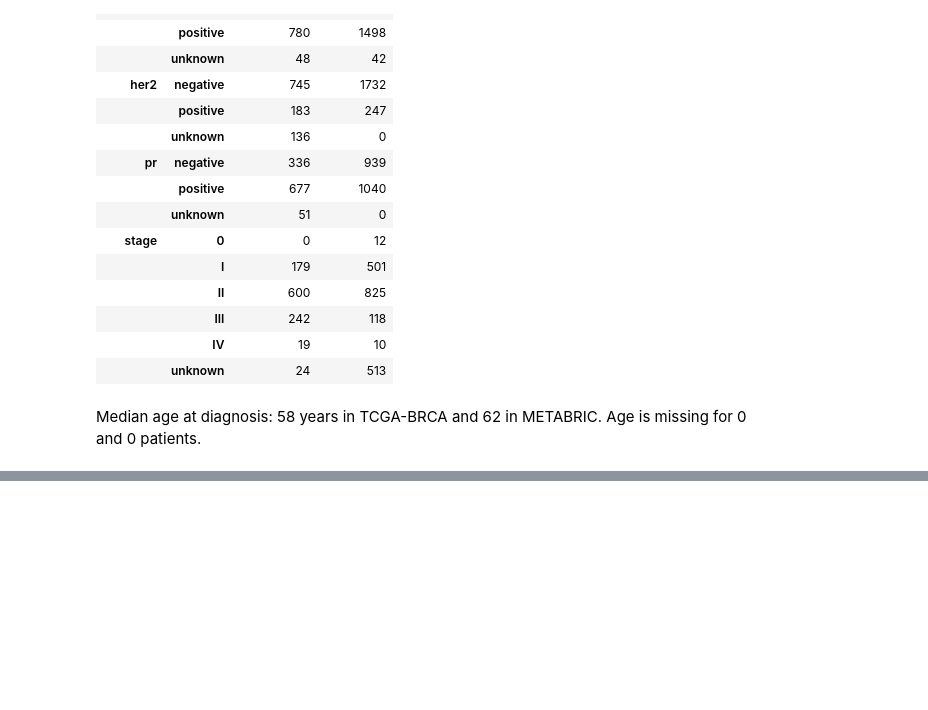
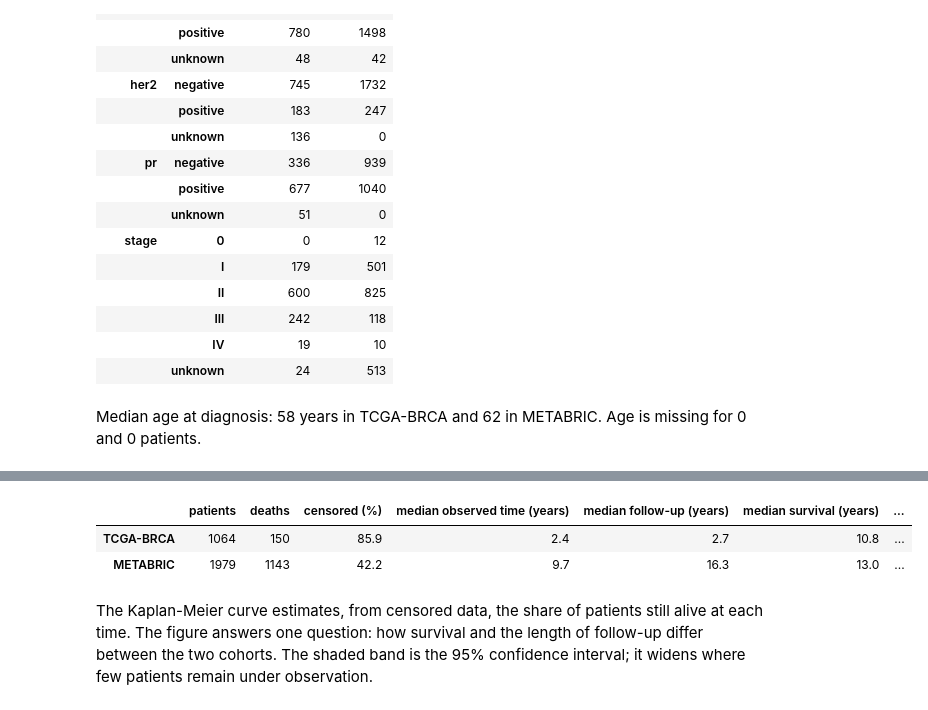
Before and after one commit to ELDERGARLIC/cancer-prognosis-prediction, a Jupyter notebook: notebooks/01_data.ipynb, the cells around one changed output, grey strips where cells are left out. Drawn from its saved outputs; the diff is of its cells as text; code cells hidden in the pictures; blank space fills up the shorter version.

```diff
--- a/notebooks/01_data.ipynb
+++ b/notebooks/01_data.ipynb
@@ -200,10 +204,10 @@ When a patient has several primary tumour files, the FFPE copies are set aside a
 # %%
 def choose_file(files):
-    """Set the FFPE copies of one patient aside, then keep the aliquot from the earlier plate."""
+    """Set the files recorded as FFPE aside, then keep the lowest plate number as a tie-break."""
     if len(files) == 1:
         return files
     kept = files[files["preservation"] != "FFPE"]
-    assert kept["plate"].is_unique, "two remaining aliquots come from the same plate"
+    assert kept["plate"].is_unique, "two remaining aliquots share a plate number: no tie-break"
     return kept.sort_values("plate").head(1)
 
 
@@ -670,13 +640,0 @@ The outcome is overall survival: the time from diagnosis to death from any cause
-# %%
-def outcome_summary(clinical):
-    """Patients, deaths, share censored and the observed times of one cohort."""
-    return {"patients": len(clinical), "deaths": int(clinical["os_event"].sum()),
-            "censored (%)": round(100 * (1 - clinical["os_event"].mean()), 1),
-            "median observed time (years)": round(clinical["os_days"].median() / DAYS_PER_YEAR, 1),
-            "longest observed time (years)": round(clinical["os_days"].max() / DAYS_PER_YEAR, 1)}
-
-
-outcome_rows = [outcome_summary(tcga_clinical), outcome_summary(metabric_clinical)]
-outcome_table = pd.DataFrame(outcome_rows, index=["TCGA-BRCA", "METABRIC"])
-outcome_table.to_csv(RESULTS / "outcome_summary.csv")
-outcome_table
@@ -815,0 +687,21 @@ TCGA-BRCA expression matrix: 1064 patients by 60660 genes. METABRIC expression m
+# %%
+def outcome_summary(clinical):
+    """Patients, deaths, share censored, and the three medians of one cohort."""
+    return {"patients": len(clinical), "deaths": int(clinical["os_event"].sum()),
+            "censored (%)": round(100 * (1 - clinical["os_event"].mean()), 1),
+            "median observed time (years)": round(clinical["os_days"].median() / DAYS_PER_YEAR, 1),
+            "median follow-up (years)": round(median_follow_up(clinical), 1),
+            "median survival (years)": round(median_survival(clinical), 1),
+            "longest observed time (years)": round(clinical["os_days"].max() / DAYS_PER_YEAR, 1)}
+
+
+outcome_rows = [outcome_summary(tcga_clinical), outcome_summary(metabric_clinical)]
+outcome_table = pd.DataFrame(outcome_rows, index=["TCGA-BRCA", "METABRIC"])
+outcome_table.to_csv(RESULTS / "outcome_summary.csv")
+outcome_table
+# %% [output]
+|  | patients | deaths | censored (%) | median observed time (years) | median follow-up (years) | median survival (years) | ... |
+| TCGA-BRCA | 1064 | 150 | 85.9 | 2.4 | 2.7 | 10.8 | ... |
+| METABRIC | 1979 | 1143 | 42.2 | 9.7 | 16.3 | 13.0 | ... |
+# %% [markdown]
+The Kaplan-Meier curve estimates, from censored data, the share of patients still alive at each time. The figure answers one question: how survival and the length of follow-up differ between the two cohorts. The shaded band is the 95% confidence interval; it widens where few patients remain under observation.
```
Also changed, not shown: parts of 53 cells of this notebook, 7 other files.
